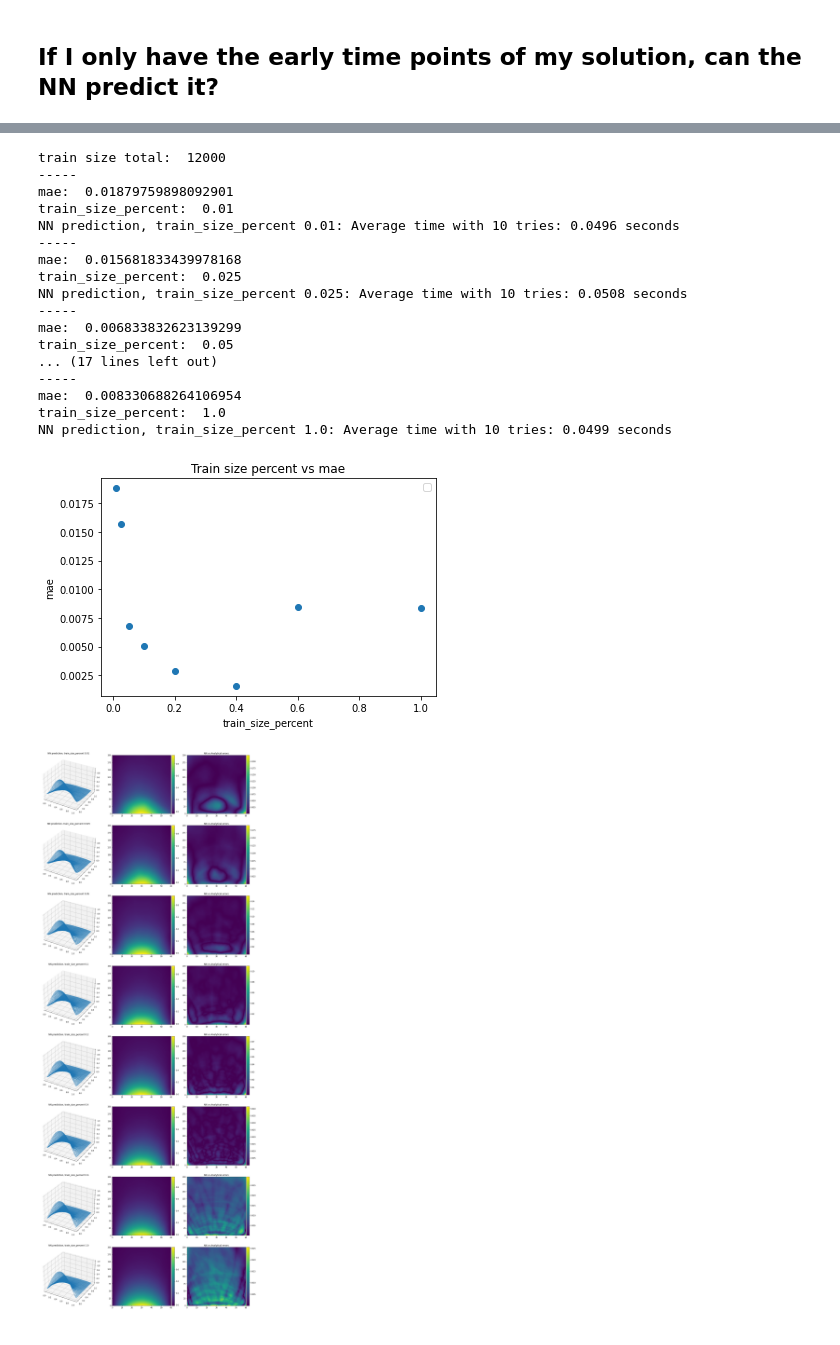
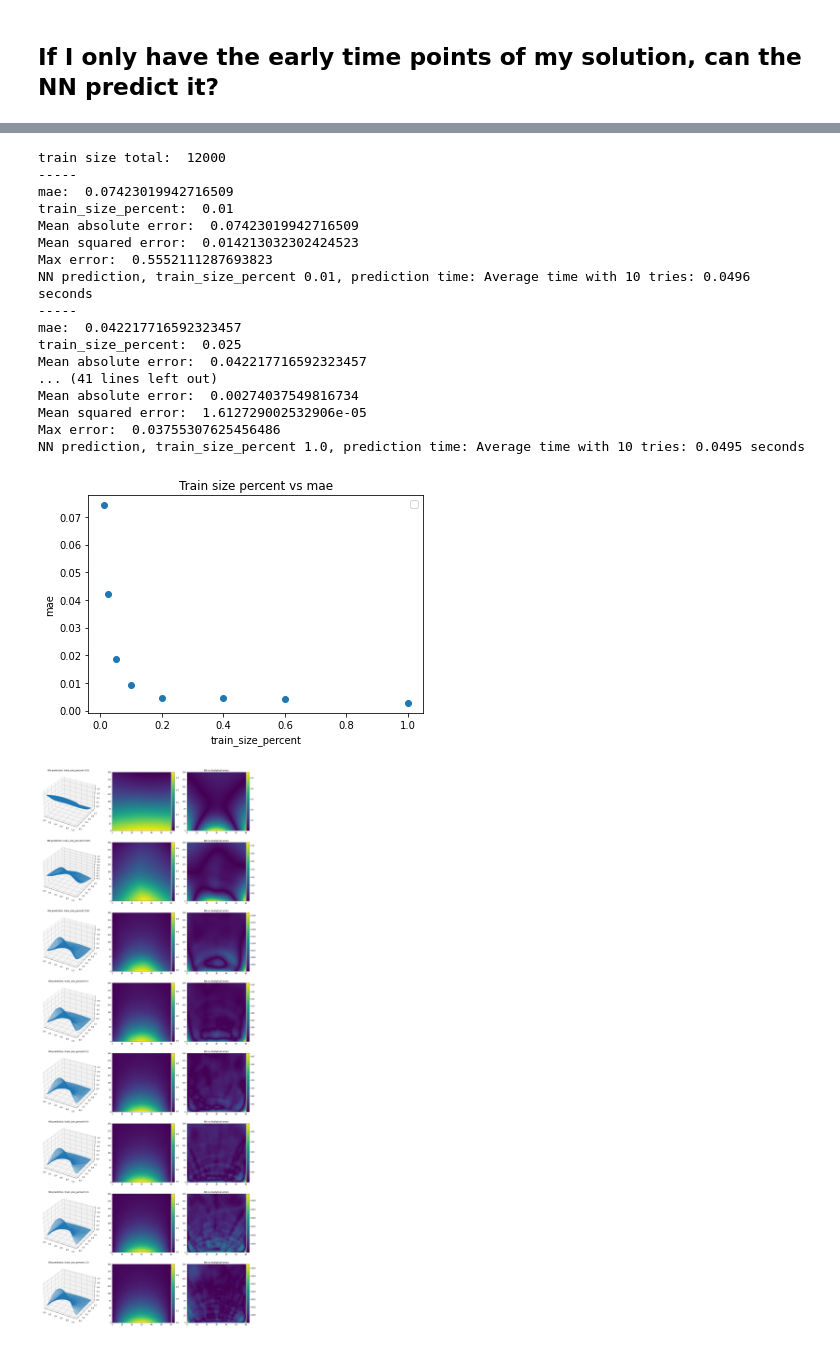
Before and after one commit to ykhas/2515_proj, a Jupyter notebook: mlp_classifier_train_data_experiment.ipynb, the cells around one changed output, grey strips where cells are left out. Saved outputs shown, nothing was run; the diff lists cells and outputs as text; code cells hidden in the pictures.

Commit message:
Rerun mlp_classifier_train_data with output performance and refactor

```diff
--- a/mlp_classifier_train_data_experiment.ipynb
+++ b/mlp_classifier_train_data_experiment.ipynb
@@ -45,0 +48,10 @@ finite_difference_crank_nicolson: Average time with 25 tries: 0.0077 seconds
+# %%
+mlp_params = MLPParam()
+
+regr = MLPRegressor(hidden_layer_sizes = mlp_params.hidden_layer_sizes, activation=mlp_params.activation, tol=1e-3)
+train_mlp(regr, const_params.X_test, const_params.y_analytical)
+
+ti = Timer(TIMER_REPEAT_TIMES)
+y_predict = ti.time_average(lambda: regr.predict(const_params.X_test))
+print("Predict time: "+ ti.str_average())
+output_performance(const_params.y_analytical, y_predict)
@@ -62,7 +80,7 @@ def create_data_and_model(const_params: HeatConstParam, mlp_params:MLPParam, t_d
         "frequency": const_params.n,
     }
     X_train, y_train = gen_data("heat_1d_boundary_sin_exact", data_dict)
-    regr = MLPRegressor(hidden_layer_sizes = mlp_params.hidden_layer_sizes, activation=mlp_params.activation)
+    regr = MLPRegressor(hidden_layer_sizes = mlp_params.hidden_layer_sizes, activation=mlp_params.activation, tol=1e-3)
     return X_train, y_train, regr
 
 plotter = Plotter(len(t_data_cutoffs), 1)
@@ -70,7 +88,8 @@ for t_data_cutoff in t_data_cutoffs:
     X_train, y_train, regr = create_data_and_model(const_params, mlp_params, t_data_cutoff = t_data_cutoff)
     plotter.plot_2d_y(X_train, y_train, "Train data")
     train_mlp(regr, X_train, y_train)
-    y_predict = regr.predict(const_params.X_test)
+    ti = Timer(TIMER_REPEAT_TIMES)
+    y_predict = ti.time_average(lambda: regr.predict(const_params.X_test))
     mae =  compute_mean_abs_error(const_params.y_analytical, y_predict.reshape(-1,1))
     models.append(regr)
     maes.append(mae)
@@ -101,17 +120,17 @@ plot_line(t_data_cutoffs, maes)
 plotter = Plotter(len(t_data_cutoffs), 3)
 for i in range(len(models)):
     model = models[i]
-    print("-----")
     t_cutoff = t_data_cutoffs[i]
+    print("---t_cuttoff {}---".format(t_cutoff))
     print("mae: ", maes[i])
-    print("t_cuttoff: ", t_cutoff)
 
     # Copied
     function_name = "NN prediction, t_cutoff {}".format(t_cutoff)
     ti = Timer()
     y_pred = ti.time_average(lambda : model.predict(const_params.X_test))
     y_pred = y_pred.reshape(-1, 1)
-    print(function_name + ": "+ ti.str_average())
+    output_performance(const_params.y_analytical, y_pred)
+    print(function_name + ", prediction time: "+ ti.str_average())
     plotter.plot_2d_y(const_params.X_test, y_pred, function_name)
     plotter.plot_2d_colormesh(
         y_pred,
@@ -163,7 +179,7 @@ for train_size in train_size_percents:
     else:
         X_train = const_params.X_test
         y_train = const_params.y_analytical
-    regr = MLPRegressor(hidden_layer_sizes = mlp_params.hidden_layer_sizes, activation=mlp_params.activation)
+    regr = MLPRegressor(hidden_layer_sizes = mlp_params.hidden_layer_sizes, activation=mlp_params.activation, tol=1e-3)
 
     plotter.plot_2d_y(X_train, y_train.reshape(-1, 1), "Train data, train size percent {}".format(train_size))
     train_mlp(regr, X_train, y_train)
@@ -205,45 +221,46 @@ for i in range(len(models)):
     print("-----")
     train_size_percent = train_size_percents[i]
     print("mae: ", maes[i])
     print("train_size_percent: ", train_size_percent)
 
     # Copied
     function_name = "NN prediction, train_size_percent {}".format(train_size_percent)
     ti = Timer()
     y_pred = ti.time_average(lambda : model.predict(const_params.X_test))
     y_pred = y_pred.reshape(-1, 1)
-    print(function_name + ": "+ ti.str_average())
+    output_performance(const_params.y_analytical, y_pred)
+    print(function_name + ", prediction time: "+ ti.str_average())
     plotter.plot_2d_y(const_params.X_test, y_pred, function_name)
     plotter.plot_2d_colormesh(
         y_pred,
         const_params.test_x_dim,
         const_params.test_t_dim)
     #
     pinn_analytical_errors = compute_errors(const_params.y_analytical, y_pred)
     plotter.plot_2d_colormesh(
         pinn_analytical_errors,
         const_params.test_x_dim,
         const_params.test_t_dim,
         "NN vs Analytical errors")
     # Copied
 # %% [output]
 No artists with labels found to put in legend.  Note that artists whose label start with an underscore are ignored when legend() is called with no argument.
 train size total:  12000
 -----
-mae:  0.01879759898092901
+mae:  0.07423019942716509
 train_size_percent:  0.01
-NN prediction, train_size_percent 0.01: Average time with 10 tries: 0.0496 seconds
+Mean absolute error:  0.07423019942716509
+Mean squared error:  0.014213032302424523
+Max error:  0.5552111287693823
+NN prediction, train_size_percent 0.01, prediction time: Average time with 10 tries: 0.0496 seconds
 -----
-mae:  0.015681833439978168
+mae:  0.042217716592323457
 train_size_percent:  0.025
-NN prediction, train_size_percent 0.025: Average time with 10 tries: 0.0508 seconds
------
-mae:  0.006833832623139299
-train_size_percent:  0.05
-... (17 lines left out)
------
-mae:  0.008330688264106954
-train_size_percent:  1.0
-NN prediction, train_size_percent 1.0: Average time with 10 tries: 0.0499 seconds
+Mean absolute error:  0.042217716592323457
+... (41 lines left out)
+Mean absolute error:  0.00274037549816734
+Mean squared error:  1.612729002532906e-05
+Max error:  0.03755307625456486
+NN prediction, train_size_percent 1.0, prediction time: Average time with 10 tries: 0.0495 seconds
-[figure, old version]
+[figure, new version]
-[figure, old version]
+[figure, new version]
```
Also changed, not shown: parts of 6 cells of this notebook.
